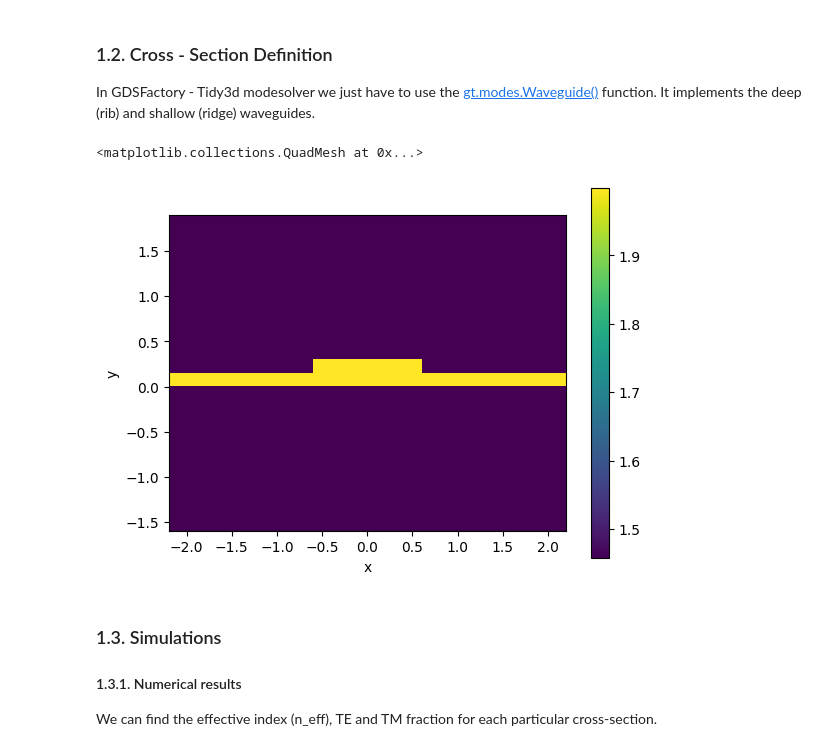
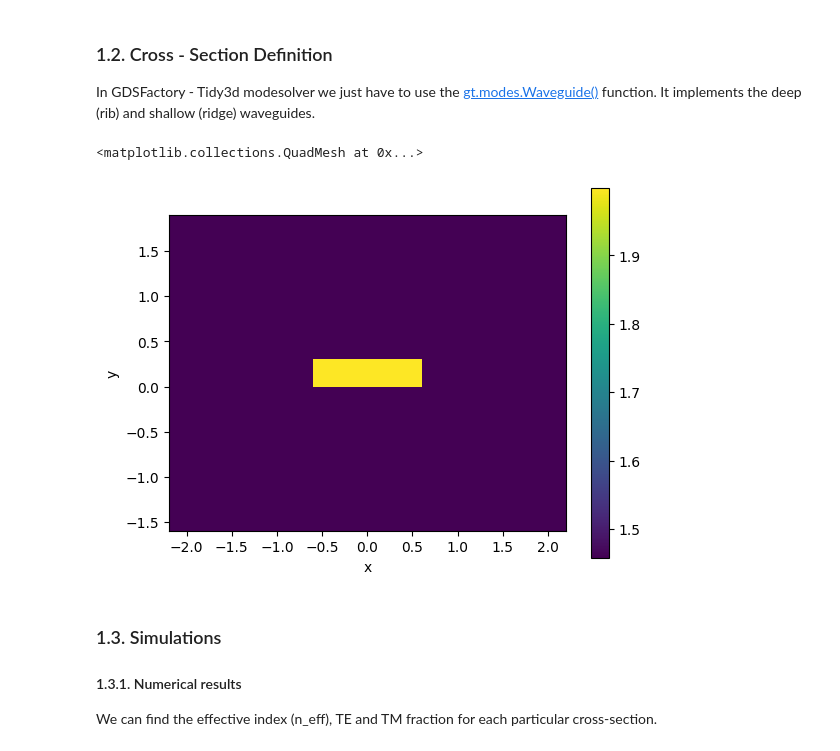
Before and after one commit to DavidGarcia1209/pic-upv-lab0, a Jupyter notebook: 010_MODESOLVER_Student.ipynb, the cells around one changed output. Saved outputs shown, nothing was run; the diff lists cells and outputs as text; code cells hidden in the pictures.

```diff
--- a/010_MODESOLVER_Student.ipynb
+++ b/010_MODESOLVER_Student.ipynb
@@ -84,25 +84,25 @@ In GDSFactory - Tidy3d modesolver we just have to use the [gt.modes.Waveguide()]
 # %%
 deep_waveguide = gt.modes.Waveguide(
     # Geometrical Parameters
     core_width=1.2, # Waveguide width
     core_thickness=300 * nm, # Waveguide height
-    slab_thickness=150 * nm, # For shallow waveguides - Set to 0 if its a deep-etched waveguide.
+    slab_thickness=0 * nm, # For shallow waveguides - Set to 0 if its a deep-etched waveguide.
     # Materials
     core_material='sin', #  Material of the waveguide
     clad_material='sio2', # Surrounding material
     # Modesolver Parameters
     wavelength=1550 * nm, # Wavelength to simulate
     num_modes=4, # Targeted number of modes to find
     max_grid_scaling=1.5, # Parameters of the grid
     grid_resolution=20, # Parameters of the grid
     cache_path='.cache/', # Important! In order to save simulation time, set your cache Path!
     precision='double',
 )
 
 deep_waveguide.plot_index()
 # %% [output]
 <matplotlib.collections.QuadMesh at 0x...>
-[figure, old version]
+[figure, new version]
 # %% [markdown]
 ### 1.3. Simulations
 
```
Also changed, not shown: parts of 3 cells of this notebook, 2 other files.
